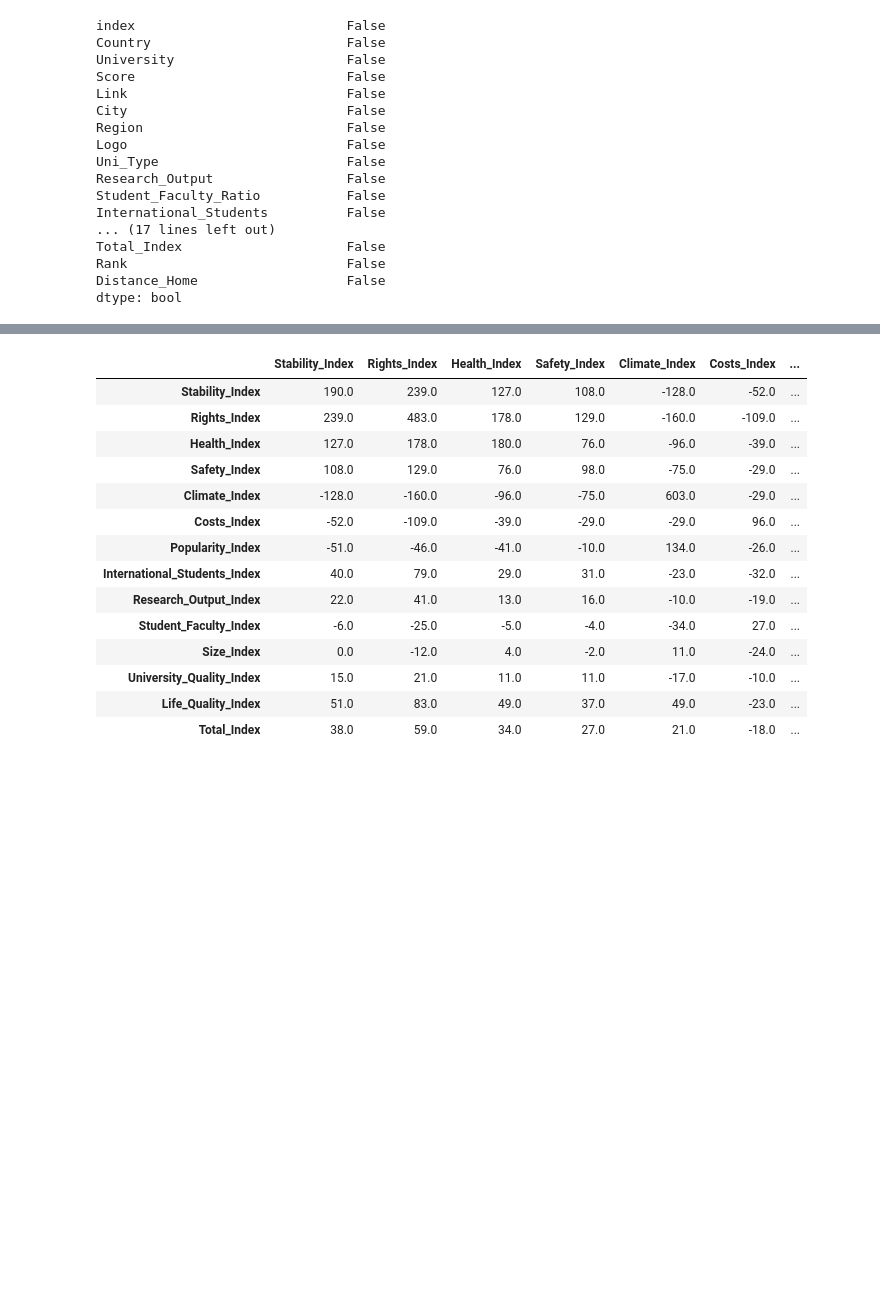
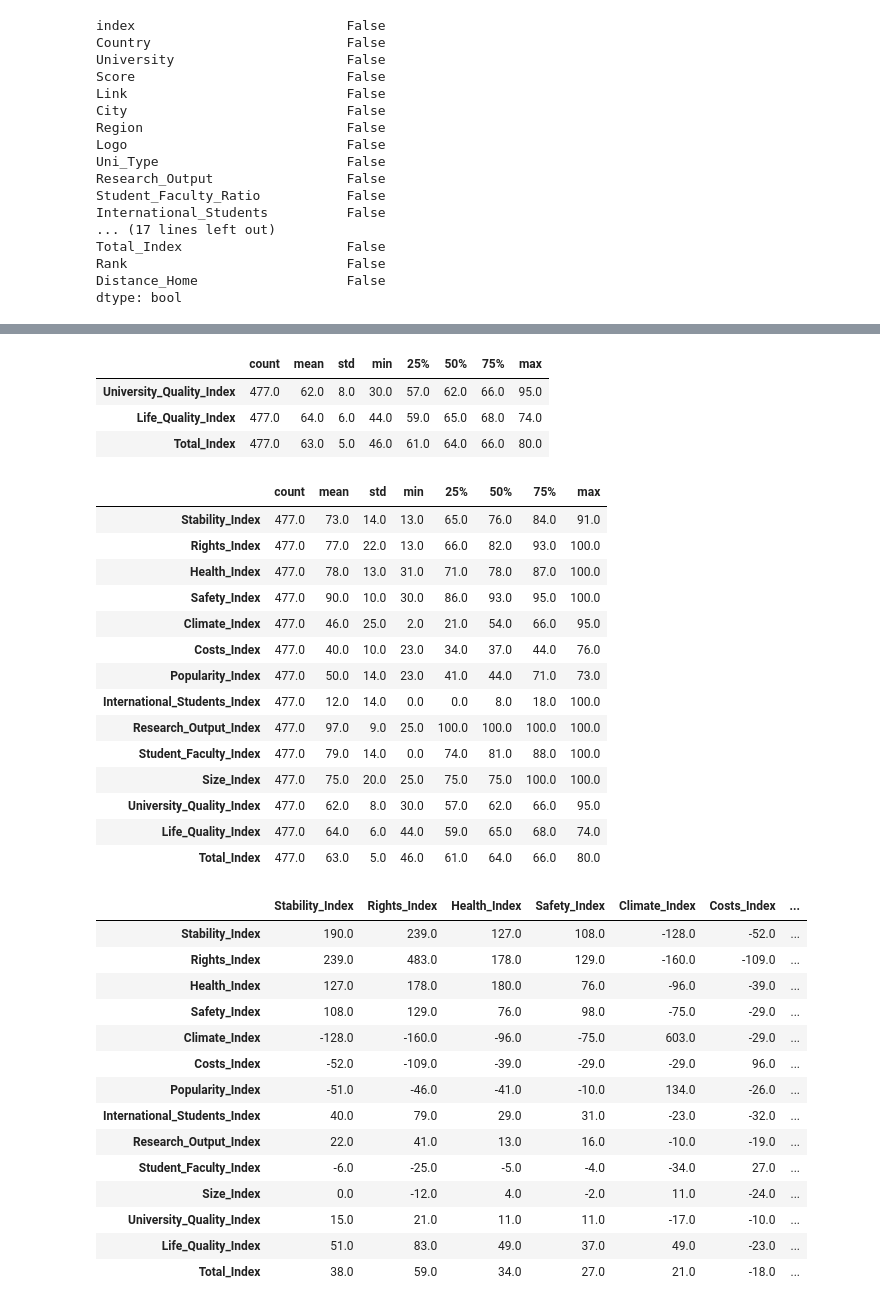
Before and after one commit to inesave/University_Ranking_EDA, a Jupyter notebook: main.ipynb, the cells around one changed output, grey strips where cells are left out. Cells and saved outputs as stored; diff of their text form; code cells hidden in the pictures; blank space fills up the shorter version.

```diff
--- a/main.ipynb
+++ b/main.ipynb
@@ -693,3 +667,28 @@ uni.describe().T
+# %%
+uni.loc[:,["University", "Country", "University_Quality_Index", "Life_Quality_Index", "Total_Index"]].describe().T.round()
+# %% [output]
+|  | count | mean | std | min | 25% | 50% | 75% | max |
+| University_Quality_Index | 477.0 | 62.0 | 8.0 | 30.0 | 57.0 | 62.0 | 66.0 | 95.0 |
+| Life_Quality_Index | 477.0 | 64.0 | 6.0 | 44.0 | 59.0 | 65.0 | 68.0 | 74.0 |
+| Total_Index | 477.0 | 63.0 | 5.0 | 46.0 | 61.0 | 64.0 | 66.0 | 80.0 |
+# %%
+uni.loc[:,uni.columns.str.contains('Index')].describe().T.round()
+# %% [output]
+|  | count | mean | std | min | 25% | 50% | 75% | max |
+| Stability_Index | 477.0 | 73.0 | 14.0 | 13.0 | 65.0 | 76.0 | 84.0 | 91.0 |
+| Rights_Index | 477.0 | 77.0 | 22.0 | 13.0 | 66.0 | 82.0 | 93.0 | 100.0 |
+| Health_Index | 477.0 | 78.0 | 13.0 | 31.0 | 71.0 | 78.0 | 87.0 | 100.0 |
+| Safety_Index | 477.0 | 90.0 | 10.0 | 30.0 | 86.0 | 93.0 | 95.0 | 100.0 |
+| Climate_Index | 477.0 | 46.0 | 25.0 | 2.0 | 21.0 | 54.0 | 66.0 | 95.0 |
+| Costs_Index | 477.0 | 40.0 | 10.0 | 23.0 | 34.0 | 37.0 | 44.0 | 76.0 |
+| Popularity_Index | 477.0 | 50.0 | 14.0 | 23.0 | 41.0 | 44.0 | 71.0 | 73.0 |
+| International_Students_Index | 477.0 | 12.0 | 14.0 | 0.0 | 0.0 | 8.0 | 18.0 | 100.0 |
+| Research_Output_Index | 477.0 | 97.0 | 9.0 | 25.0 | 100.0 | 100.0 | 100.0 | 100.0 |
+| Student_Faculty_Index | 477.0 | 79.0 | 14.0 | 0.0 | 74.0 | 81.0 | 88.0 | 100.0 |
+| Size_Index | 477.0 | 75.0 | 20.0 | 25.0 | 75.0 | 75.0 | 100.0 | 100.0 |
+| University_Quality_Index | 477.0 | 62.0 | 8.0 | 30.0 | 57.0 | 62.0 | 66.0 | 95.0 |
+| Life_Quality_Index | 477.0 | 64.0 | 6.0 | 44.0 | 59.0 | 65.0 | 68.0 | 74.0 |
+| Total_Index | 477.0 | 63.0 | 5.0 | 46.0 | 61.0 | 64.0 | 66.0 | 80.0 |
 # %%
 uni.loc[:,uni.columns.str.contains('Index')].cov().round()
 # %% [output]
```
Also changed, not shown: parts of 52 cells of this notebook.
